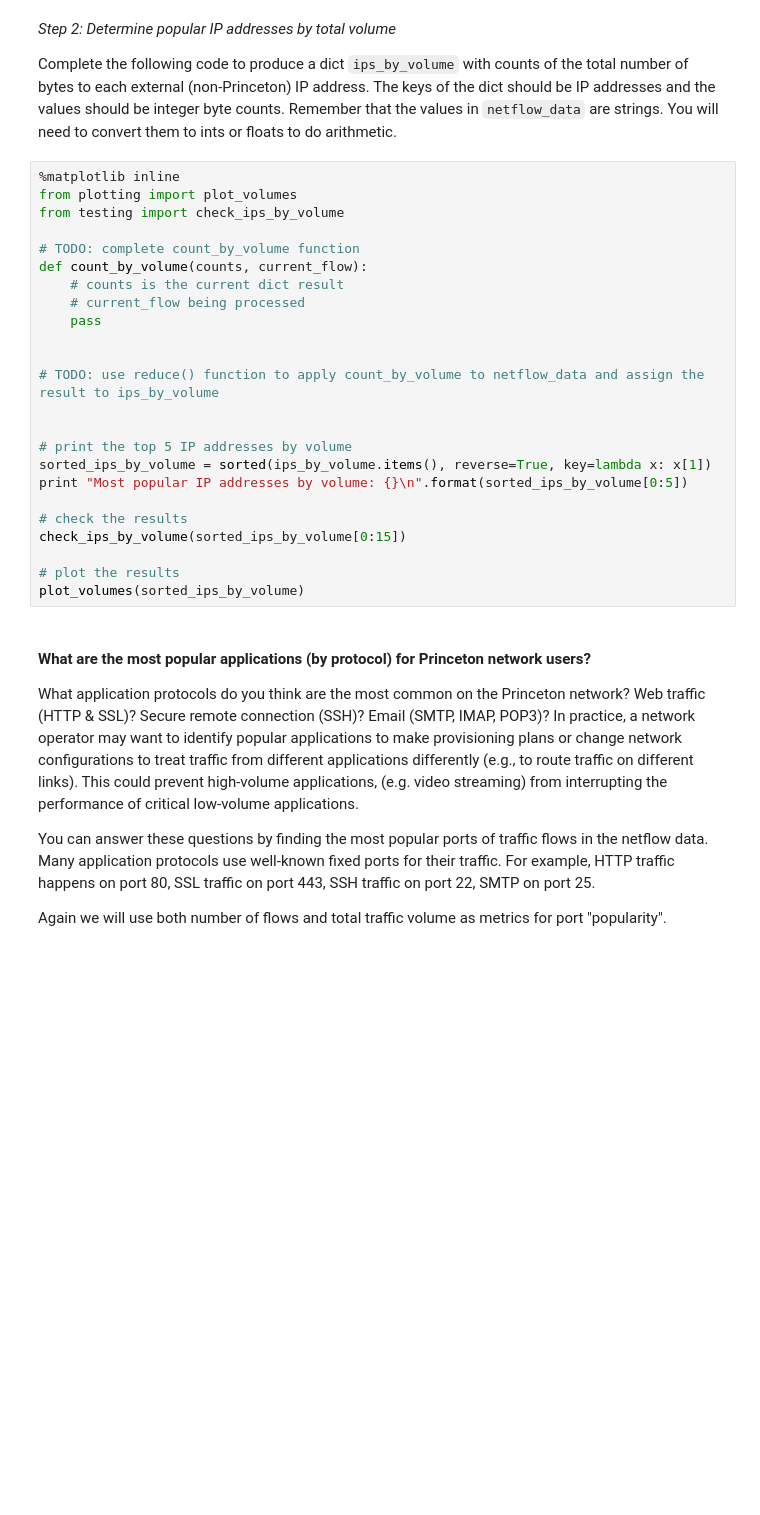
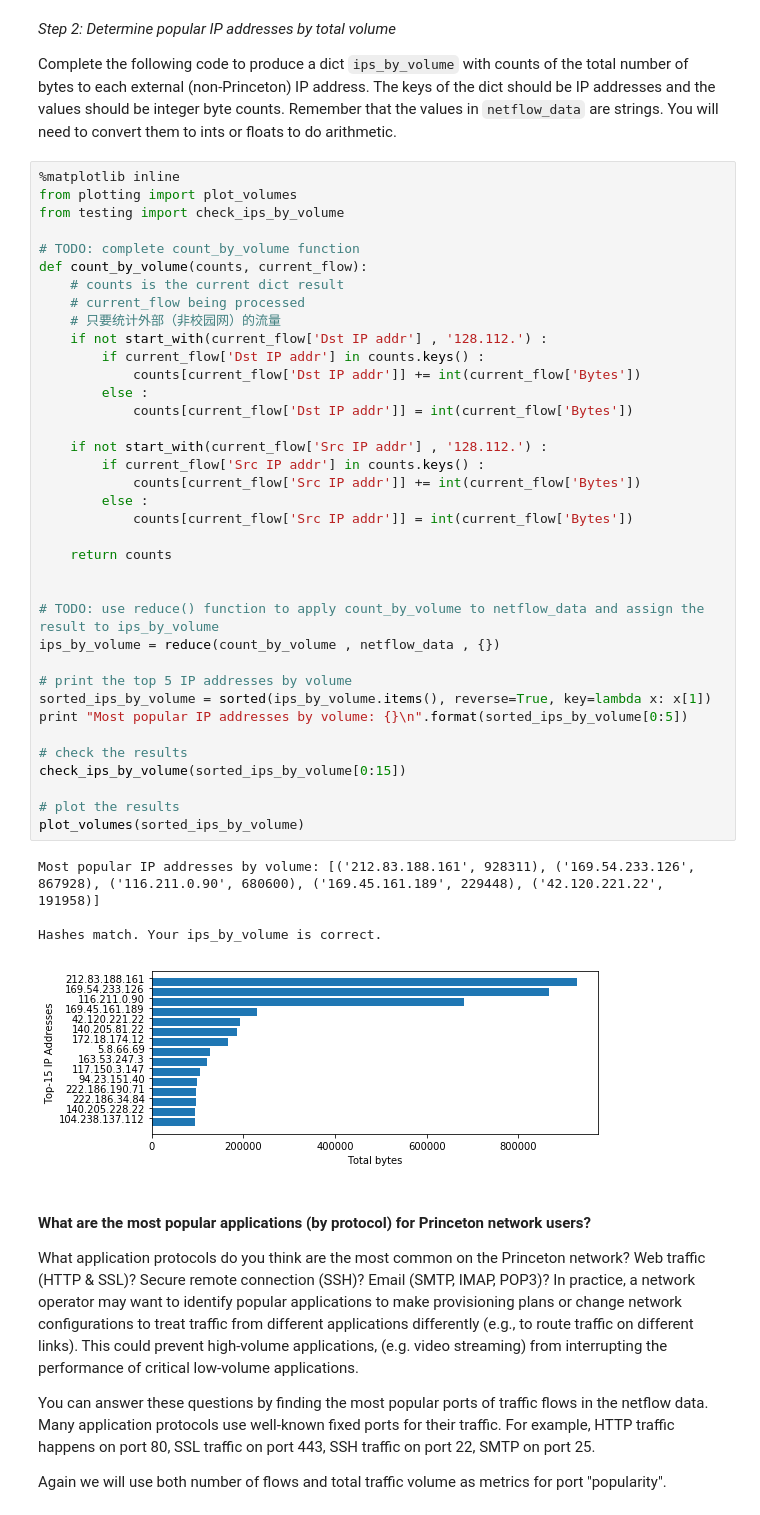
Before and after one commit to Seven-Ljy77/COS461, a Jupyter notebook: assignments/assignment3/Assignment3_Notebook.ipynb, the cells around one changed output. Cells and saved outputs as stored; diff of their text form; blank space fills up the shorter version.

```diff
--- a/assignments/assignment3/Assignment3_Notebook.ipynb
+++ b/assignments/assignment3/Assignment3_Notebook.ipynb
@@ -149,27 +179,45 @@ Complete the following code to produce a dict `ips_by_volume` with counts of the
 # %%
 %matplotlib inline
 from plotting import plot_volumes
 from testing import check_ips_by_volume
 
 # TODO: complete count_by_volume function
 def count_by_volume(counts, current_flow):
     # counts is the current dict result
     # current_flow being processed
-    pass
+    # 只要统计外部（非校园网）的流量
+    if not start_with(current_flow['Dst IP addr'] , '128.112.') :
+        if current_flow['Dst IP addr'] in counts.keys() :
+            counts[current_flow['Dst IP addr']] += int(current_flow['Bytes'])
+        else :
+            counts[current_flow['Dst IP addr']] = int(current_flow['Bytes'])
+
+    if not start_with(current_flow['Src IP addr'] , '128.112.') :
+        if current_flow['Src IP addr'] in counts.keys() :
+            counts[current_flow['Src IP addr']] += int(current_flow['Bytes'])
+        else :
+            counts[current_flow['Src IP addr']] = int(current_flow['Bytes'])
+
+    return counts
 
 
 # TODO: use reduce() function to apply count_by_volume to netflow_data and assign the result to ips_by_volume
-
+ips_by_volume = reduce(count_by_volume , netflow_data , {})
 
 # print the top 5 IP addresses by volume
 sorted_ips_by_volume = sorted(ips_by_volume.items(), reverse=True, key=lambda x: x[1])
 print "Most popular IP addresses by volume: {}\n".format(sorted_ips_by_volume[0:5])
 
 # check the results
 check_ips_by_volume(sorted_ips_by_volume[0:15])
 
 # plot the results
 plot_volumes(sorted_ips_by_volume)
+# %% [output]
+Most popular IP addresses by volume: [('212.83.188.161', 928311), ('169.54.233.126', 867928), ('116.211.0.90', 680600), ('169.45.161.189', 229448), ('42.120.221.22', 191958)]
+
+Hashes match. Your ips_by_volume is correct.
+[figure, added]
 # %% [markdown]
 #### What are the most popular applications (by protocol) for Princeton network users?
 
```
Also changed, not shown: parts of 22 cells of this notebook, 6 other files.
